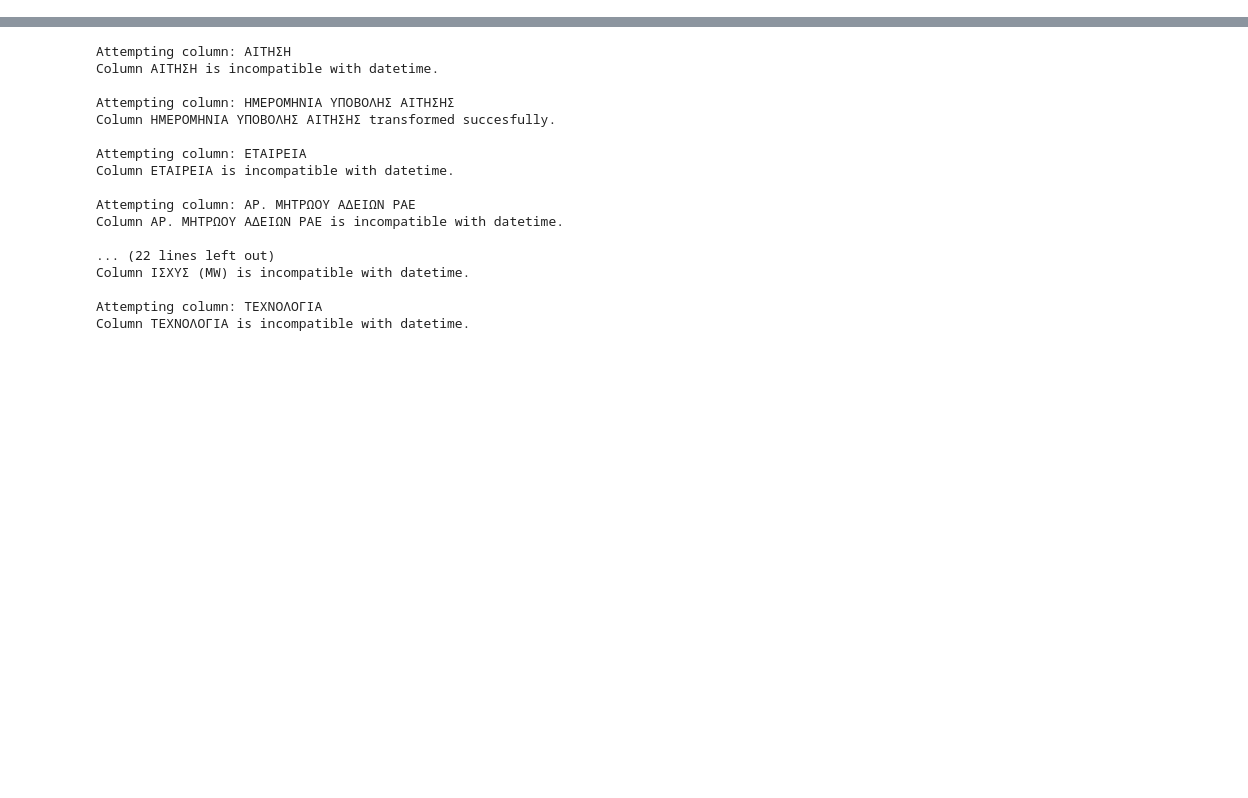
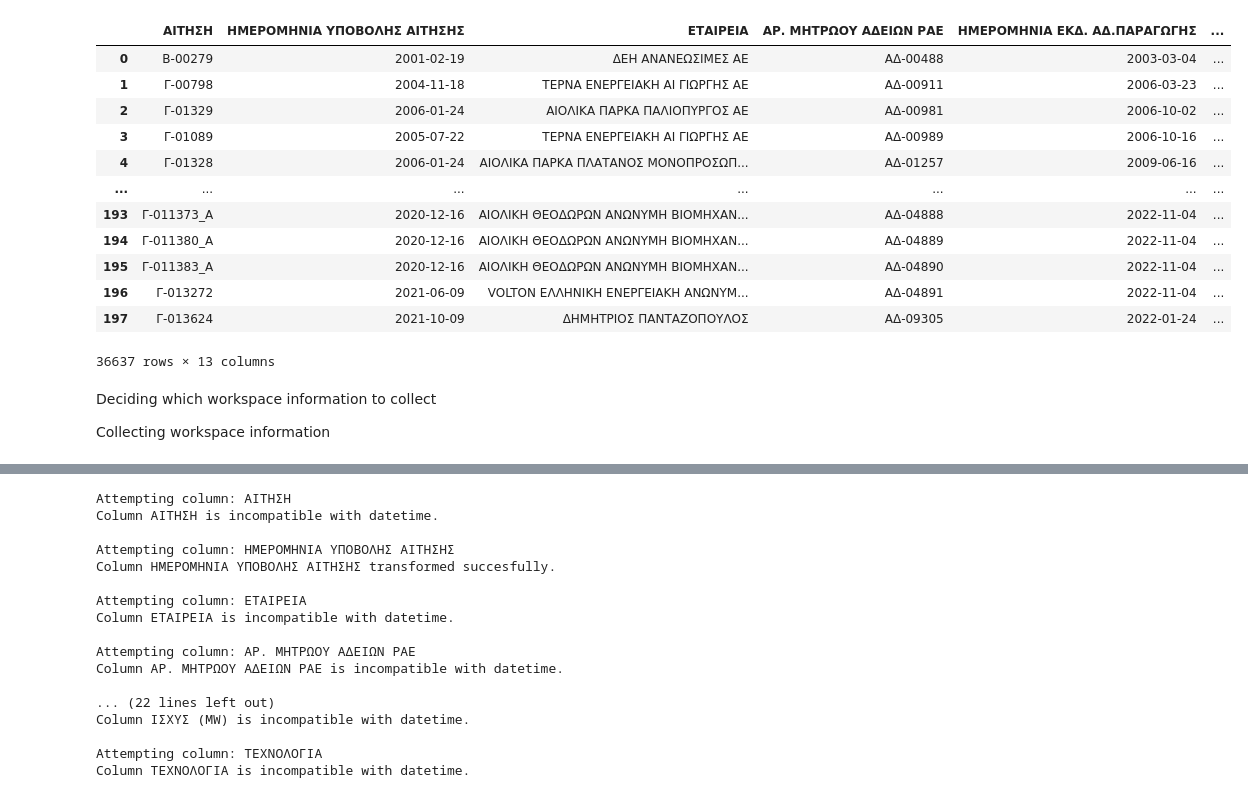
Before and after one commit to Mamxlam/RAE_Forecasting, a Jupyter notebook: src/notebooks/RAE_Forecasting_v1.ipynb, the cells around one changed output, grey strips where cells are left out. Drawn from its saved outputs; the diff is of its cells as text; code cells hidden in the pictures; blank space fills up the shorter version.

```diff
--- a/src/notebooks/RAE_Forecasting_v1.ipynb
+++ b/src/notebooks/RAE_Forecasting_v1.ipynb
@@ -221,3 +233,23 @@ dtype: object
+# %%
+df_merged_test[df_merged_test.duplicated()]
+# %% [output]
+|  | ΑΙΤΗΣΗ | ΗΜΕΡΟΜΗΝΙΑ ΥΠΟΒΟΛΗΣ ΑΙΤΗΣΗΣ | ΕΤΑΙΡΕΙΑ | ΑΡ. ΜΗΤΡΩΟΥ ΑΔΕΙΩΝ ΡΑΕ | ΗΜΕΡΟΜΗΝΙΑ ΕΚΔ. ΑΔ.ΠΑΡΑΓΩΓΗΣ | ... |
+| 0 | B-00279 | 2001-02-19 | ΔΕΗ ΑΝΑΝΕΩΣΙΜΕΣ ΑΕ | ΑΔ-00488 | 2003-03-04 | ... |
+| 1 | Γ-00798 | 2004-11-18 | ΤΕΡΝΑ ΕΝΕΡΓΕΙΑΚΗ ΑΙ ΓΙΩΡΓΗΣ ΑΕ | ΑΔ-00911 | 2006-03-23 | ... |
+| 2 | Γ-01329 | 2006-01-24 | ΑΙΟΛΙΚΑ ΠΑΡΚΑ ΠΑΛΙΟΠΥΡΓΟΣ ΑΕ | ΑΔ-00981 | 2006-10-02 | ... |
+| 3 | Γ-01089 | 2005-07-22 | ΤΕΡΝΑ ΕΝΕΡΓΕΙΑΚΗ ΑΙ ΓΙΩΡΓΗΣ ΑΕ | ΑΔ-00989 | 2006-10-16 | ... |
+| 4 | Γ-01328 | 2006-01-24 | ΑΙΟΛΙΚΑ ΠΑΡΚΑ ΠΛΑΤΑΝΟΣ ΜΟΝΟΠΡΟΣΩΠ... | ΑΔ-01257 | 2009-06-16 | ... |
+| ... | ... | ... | ... | ... | ... | ... |
+| 193 | Γ-011373_Α | 2020-12-16 | ΑΙΟΛΙΚΗ ΘΕΟΔΩΡΩΝ ΑΝΩΝΥΜΗ ΒΙΟΜΗΧΑΝ... | ΑΔ-04888 | 2022-11-04 | ... |
+| 194 | Γ-011380_Α | 2020-12-16 | ΑΙΟΛΙΚΗ ΘΕΟΔΩΡΩΝ ΑΝΩΝΥΜΗ ΒΙΟΜΗΧΑΝ... | ΑΔ-04889 | 2022-11-04 | ... |
+| 195 | Γ-011383_Α | 2020-12-16 | ΑΙΟΛΙΚΗ ΘΕΟΔΩΡΩΝ ΑΝΩΝΥΜΗ ΒΙΟΜΗΧΑΝ... | ΑΔ-04890 | 2022-11-04 | ... |
+| 196 | Γ-013272 | 2021-06-09 | VOLTON ΕΛΛΗΝΙΚΗ ΕΝΕΡΓΕΙΑΚΗ ΑΝΩΝΥΜ... | ΑΔ-04891 | 2022-11-04 | ... |
+| 197 | Γ-013624 | 2021-10-09 | ΔΗΜΗΤΡΙΟΣ ΠΑΝΤΑΖΟΠΟΥΛΟΣ | ΑΔ-09305 | 2022-01-24 | ... |
+36637 rows × 13 columns
+# %% [markdown]
+Deciding which workspace information to collect
+
+Collecting workspace information
 # %%
 df_merged_test.isna().sum()
 # %% [output]
```
Also changed, not shown: parts of 9 cells of this notebook.
